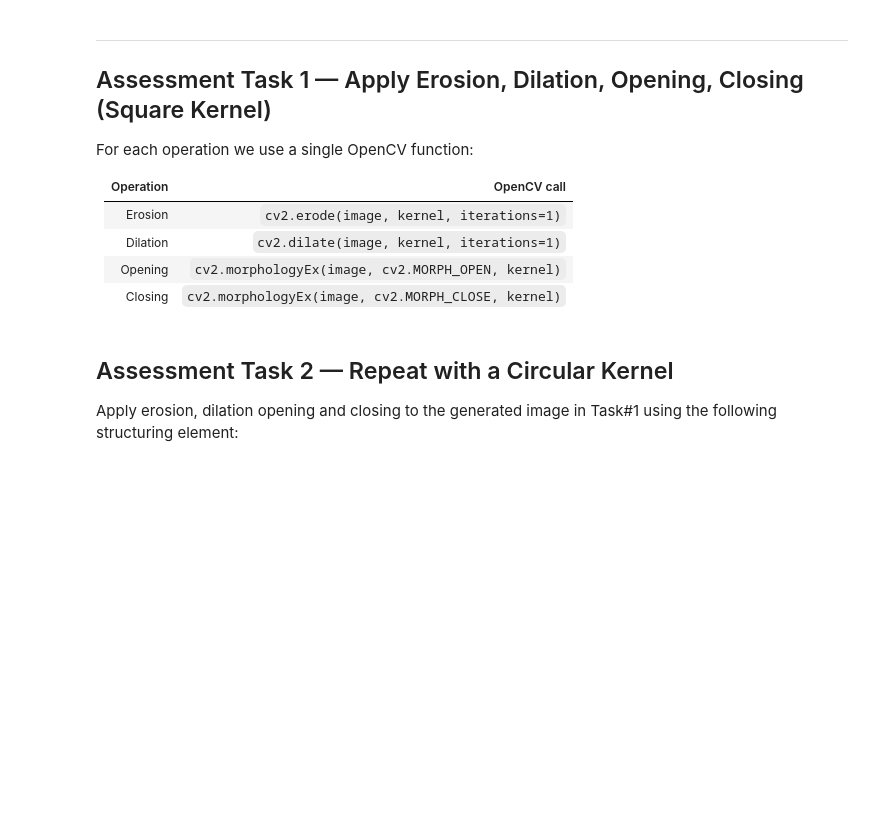
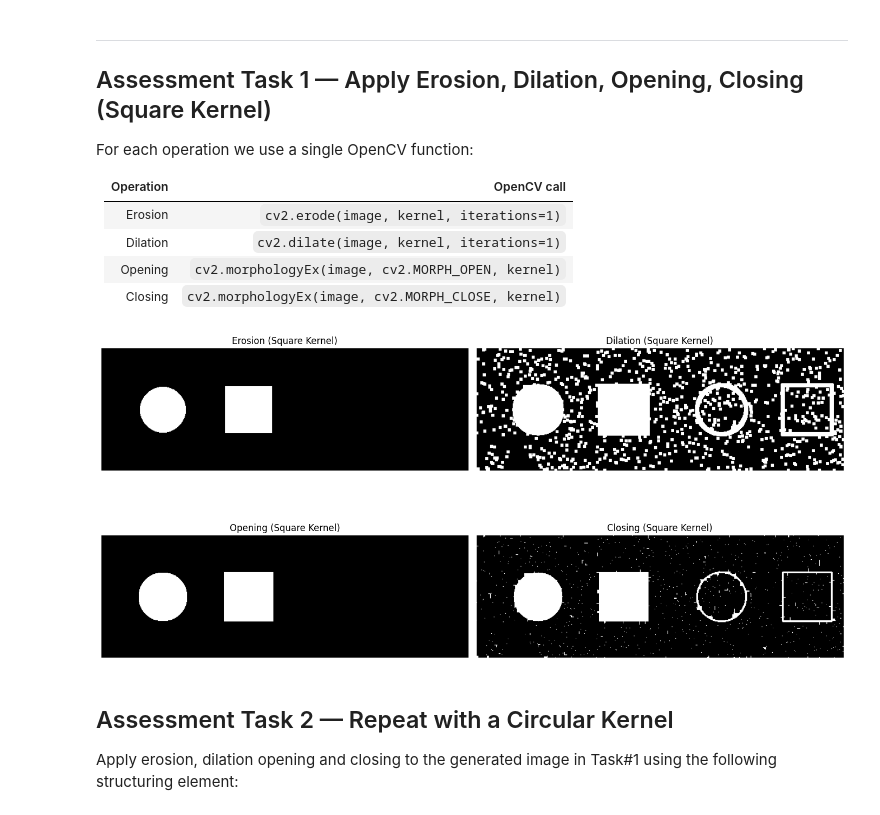
Before and after one commit to Joudxjx/ARTI403-CodeLab, a Jupyter notebook: LAB8/Lab8_Morphological.ipynb, the cells around one changed output. Saved outputs shown, nothing was run; the diff lists cells and outputs as text; code cells hidden in the pictures; blank space fills up the shorter version.

```diff
--- a/LAB8/Lab8_Morphological.ipynb
+++ b/LAB8/Lab8_Morphological.ipynb
@@ -100,6 +100,40 @@ For each operation we use a single OpenCV function:
 | Dilation | `cv2.dilate(image, kernel, iterations=1)` |
 | Opening | `cv2.morphologyEx(image, cv2.MORPH_OPEN, kernel)` |
 | Closing | `cv2.morphologyEx(image, cv2.MORPH_CLOSE, kernel)` |
+# %%
+#Task 1: Apply morphological operations using Square Kernel
+erosion_sq = cv2.erode(image, kernel, iterations=1)
+dilation_sq = cv2.dilate(image, kernel, iterations=1)
+opening_sq = cv2.morphologyEx(image, cv2.MORPH_OPEN, kernel)
+closing_sq = cv2.morphologyEx(image, cv2.MORPH_CLOSE, kernel)
+
+#Plot the results
+plt.figure(figsize=(14, 8))
+
+plt.subplot(2, 2, 1)
+plt.imshow(erosion_sq, cmap='gray')
+plt.title('Erosion (Square Kernel)')
+plt.axis('off')
+
+plt.subplot(2, 2, 2)
+plt.imshow(dilation_sq, cmap='gray')
+plt.title('Dilation (Square Kernel)')
+plt.axis('off')
+
+plt.subplot(2, 2, 3)
+plt.imshow(opening_sq, cmap='gray')
+plt.title('Opening (Square Kernel)')
+plt.axis('off')
+
+plt.subplot(2, 2, 4)
+plt.imshow(closing_sq, cmap='gray')
+plt.title('Closing (Square Kernel)')
+plt.axis('off')
+
+plt.tight_layout()
+plt.show()
+# %% [output]
+[figure, added]
 # %% [markdown]
 ## Assessment Task 2 — Repeat with a Circular Kernel
 
```
Also changed, not shown: parts of 2 cells of this notebook.
